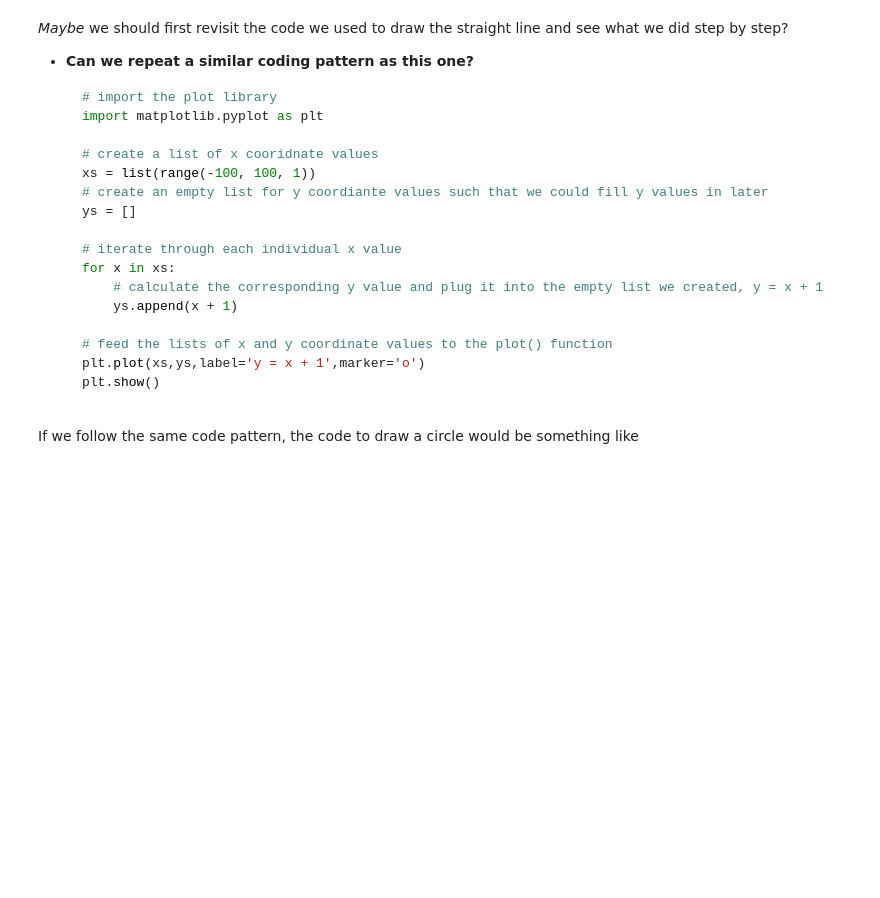
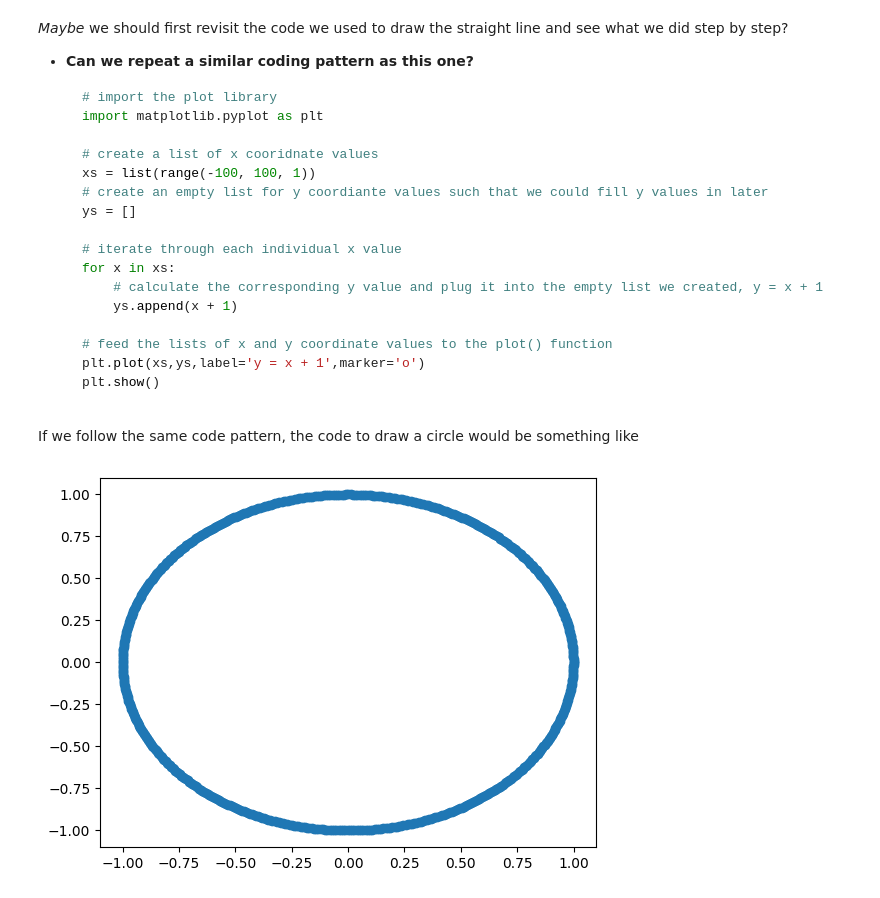
Before and after one commit to xiangshiyin/python-for-kids, a Jupyter notebook: 2022-2023/2023-02-04/practice.ipynb, the cells around one changed output. Drawn from its saved outputs; the diff is of its cells as text; code cells hidden in the pictures; blank space fills up the shorter version.

```diff
--- a/2022-2023/2023-02-04/practice.ipynb
+++ b/2022-2023/2023-02-04/practice.ipynb
@@ -143,32 +143,34 @@ thetas = np.arange(0, math.pi * 2, 0.01)
 xs = []
 # create an empty list for y coordiante values such that we could fill y values in later
 ys = []
 # define the radius
 r = 1
 
 # iterate through each individual theta value
 for theta in thetas:
     # calculate the x and y coordinates for each theta value
     x = r * math.cos(theta)
     y = r * math.sin(theta)
     # plug x value into xs
     #########################
     ## add your code below ##
     #########################
 
-
+    xs.append(x)
     #########################
 
     # plug y value into ys
     #########################
     ## add your code below ##
     #########################
 
-
+    ys.append(y)
     #########################
 
 
 
 # feed the lists of x and y coordinate values to the plot() function
 plt.plot(xs,ys,label='a circle',marker='o')
 plt.show()
+# %% [output]
+[figure, added]
```
Also changed, not shown: parts of 2 cells of this notebook, 2 other files.
